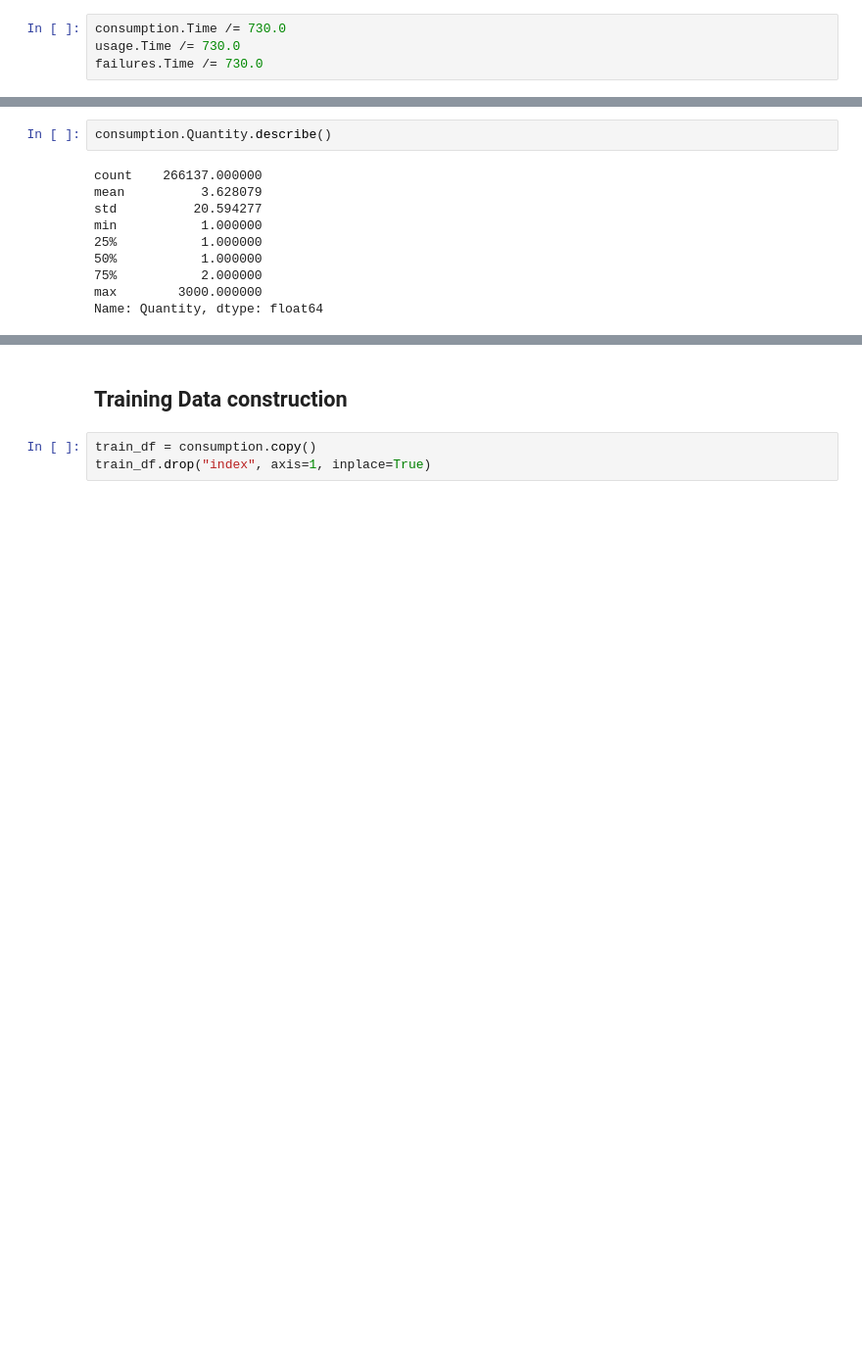
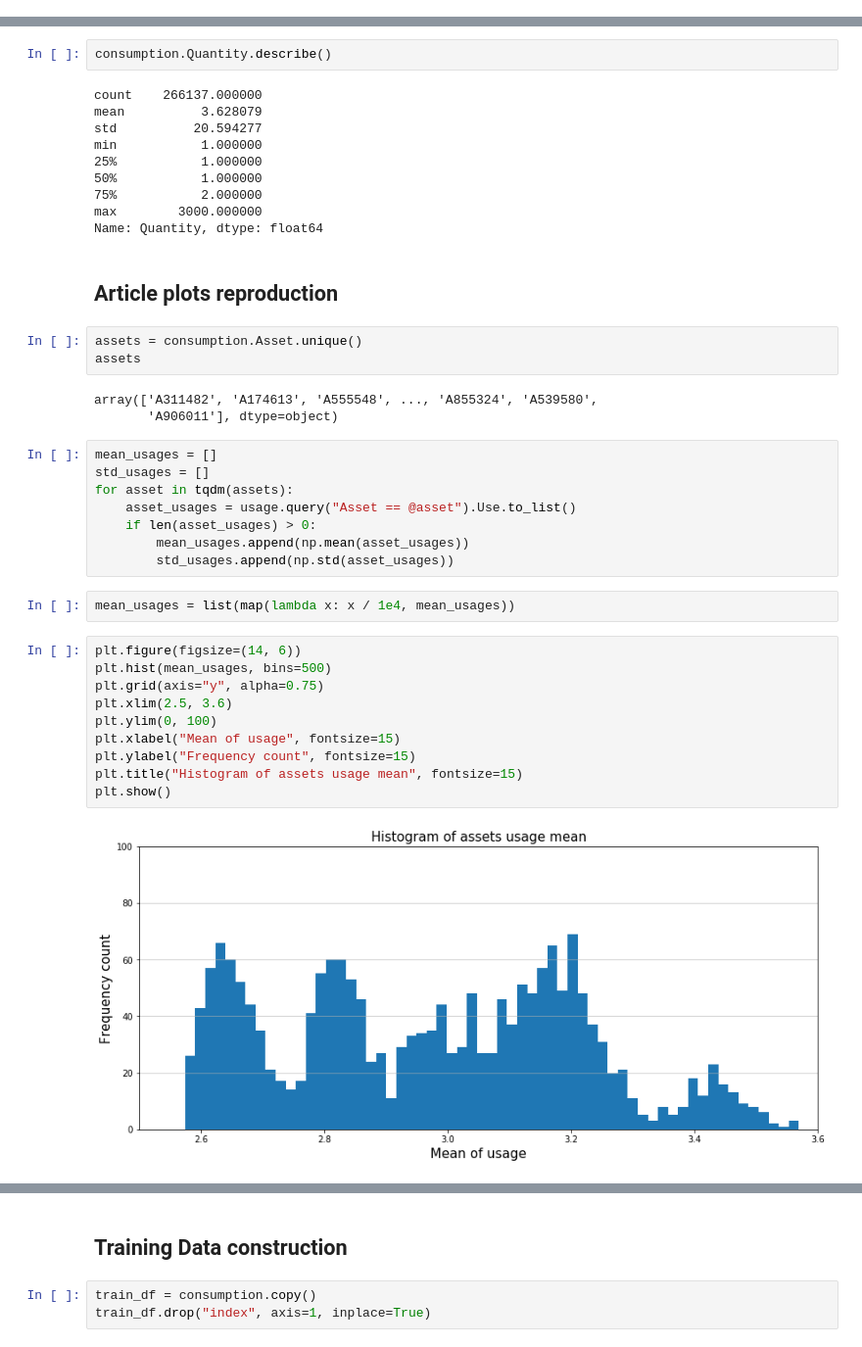
Before and after one commit to ronaldpereira/phm-challenge, a Jupyter notebook: 2014/src/data_analysis_and_processing.ipynb, the cells around one changed output, grey strips where cells are left out. Shown at 98% size. Drawn from its saved outputs; the diff is of its cells as text; blank space fills up the shorter version.

Commit message:
graphic plots from phm article

```diff
--- a/2014/src/data_analysis_and_processing.ipynb
+++ b/2014/src/data_analysis_and_processing.ipynb
@@ -122,7 +122,3 @@ failures_count
  ...]
 # %% [markdown]
 ## Data Preprocessing
-# %%
-consumption.Time /= 730.0
-usage.Time /= 730.0
-failures.Time /= 730.0
@@ -178,3 +138,33 @@ min           1.000000
 75%           2.000000
 max        3000.000000
 Name: Quantity, dtype: float64
+# %% [markdown]
+## Article plots reproduction
+# %%
+assets = consumption.Asset.unique()
+assets
+# %% [output]
+array(['A311482', 'A174613', 'A555548', ..., 'A855324', 'A539580',
+       'A906011'], dtype=object)
+# %%
+mean_usages = []
+std_usages = []
+for asset in tqdm(assets):
+    asset_usages = usage.query("Asset == @asset").Use.to_list()
+    if len(asset_usages) > 0:
+        mean_usages.append(np.mean(asset_usages))
+        std_usages.append(np.std(asset_usages))
+# %%
+mean_usages = list(map(lambda x: x / 1e4, mean_usages))
+# %%
+plt.figure(figsize=(14, 6))
+plt.hist(mean_usages, bins=500)
+plt.grid(axis="y", alpha=0.75)
+plt.xlim(2.5, 3.6)
+plt.ylim(0, 100)
+plt.xlabel("Mean of usage", fontsize=15)
+plt.ylabel("Frequency count", fontsize=15)
+plt.title("Histogram of assets usage mean", fontsize=15)
+plt.show()
+# %% [output]
+[figure, added]
```
Also changed, not shown: parts of 10 cells of this notebook.
